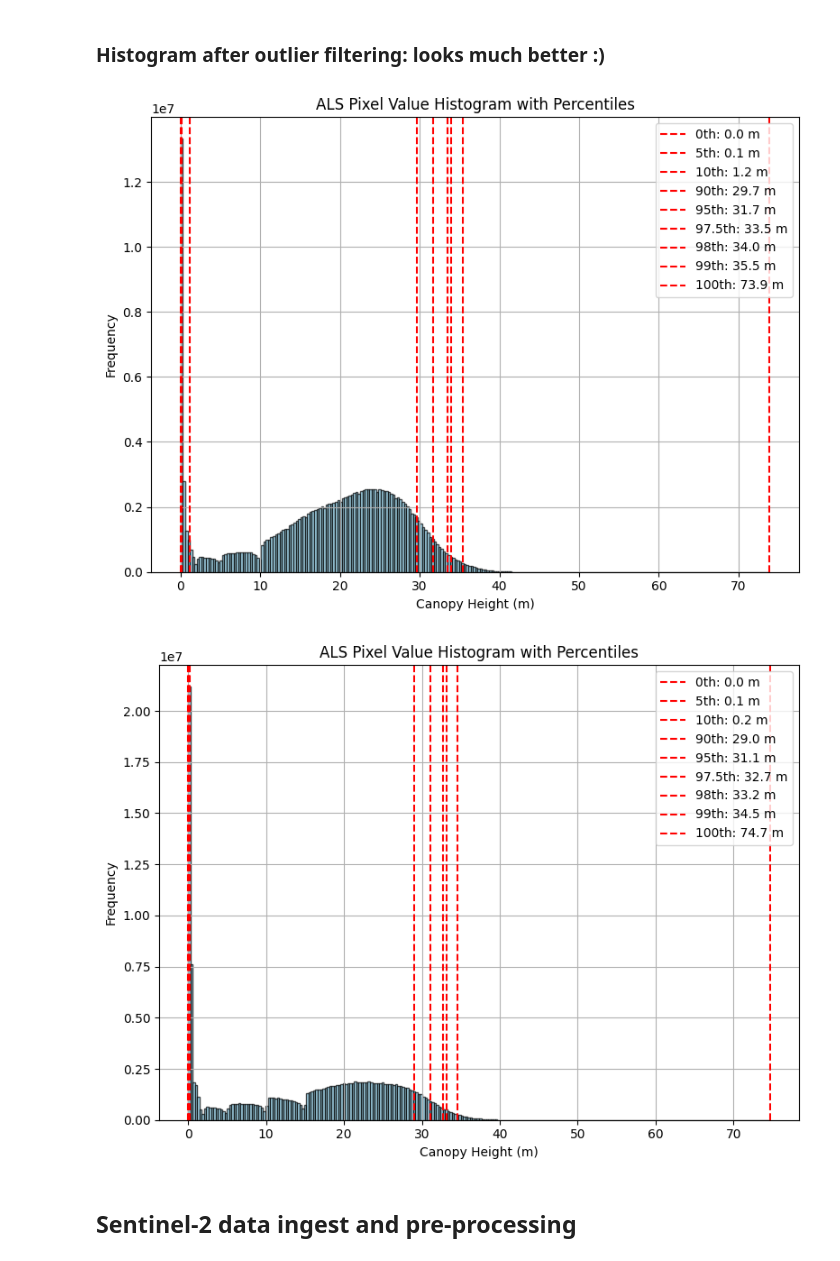
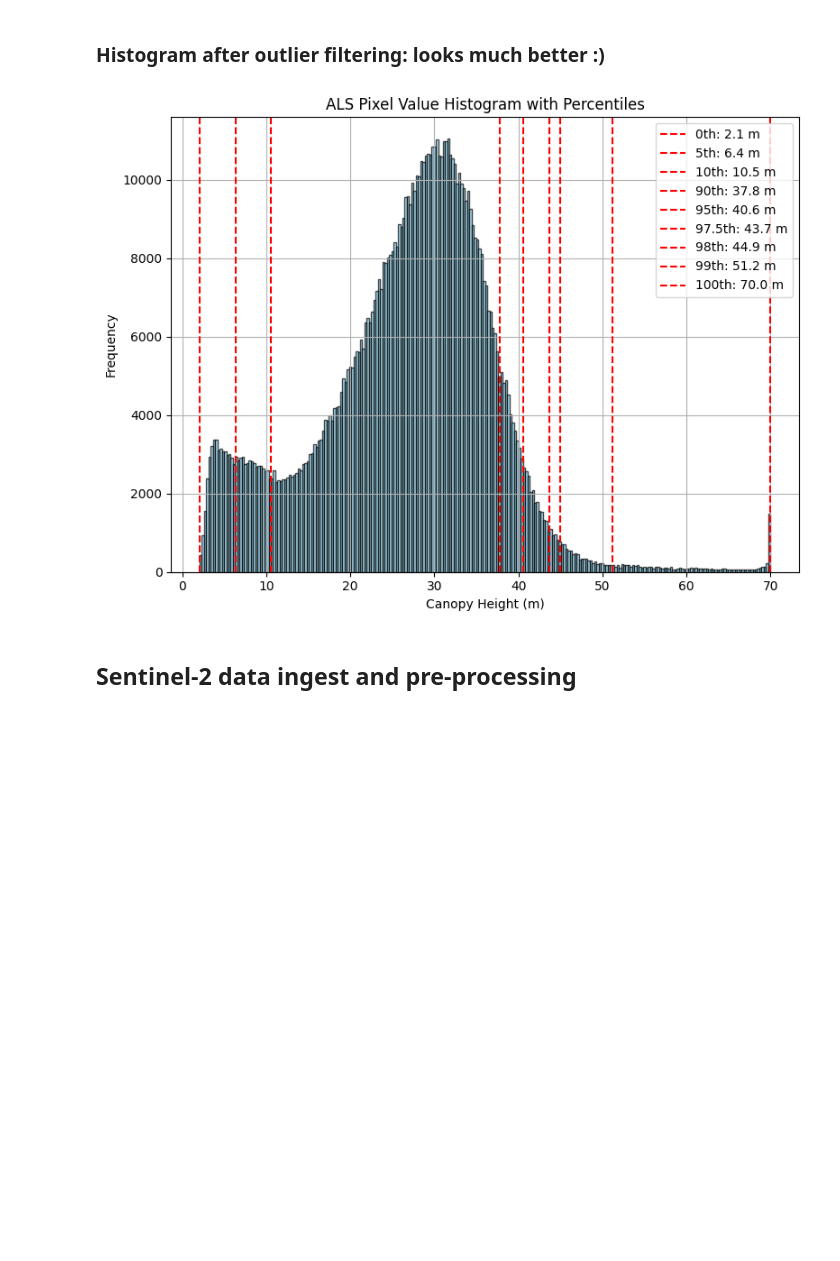
Before and after one commit to fizz-x/TreeHeads, a Jupyter notebook: processing/01_init_pipe.ipynb, the cells around one changed output. Drawn from its saved outputs; the diff is of its cells as text; code cells hidden in the pictures; blank space fills up the shorter version.

```diff
--- a/processing/01_init_pipe.ipynb
+++ b/processing/01_init_pipe.ipynb
@@ -248,7 +250,6 @@ Band names: (None,)
 ALS_PATH1_P = proc.clean_als_tif(PATH_SITE1F + ALS_SUFFIX, PATH_SITE1)
 ALS_PATH2_P = proc.clean_als_tif(PATH_SITE2F + ALS_SUFFIX, PATH_SITE2)
 # for Berch, we already have a ready CHM
-# ALS_PATH3_P = proc.clean_als_tif(PATH_SITE3F + ALS_SUFFIX, PATH_SITE3+'/proc/')
-ALS_PATH3_P = PATH_SITE3F + 'CHM.tif'  # Use the existing CHM directly
+ALS_PATH3_P = PATH_SITE3F + ALS_SUFFIX  # Use the existing CHM directly, no need to cleanup, see histogram below.
 # %% [output]
 ✅  Output file already exists: ../data/01_input_pipeline/01_Ebrach/01_ALS_P.tif. Use override=True to overwrite.
@@ -256,11 +257,11 @@ ALS_PATH3_P = PATH_SITE3F + 'CHM.tif'  # Use the existing CHM directly
 # %% [markdown]
 ### Histogram after outlier filtering: looks much better :)
 # %%
-plot_ALS_histogram(ALS_PATH1_P)
-plot_ALS_histogram(ALS_PATH2_P)
+#plot_ALS_histogram(ALS_PATH1_P)
+#plot_ALS_histogram(ALS_PATH2_P)
+plot_ALS_histogram(ALS_PATH3_P)
 # %% [output]
-[figure, old version]
+[figure, new version]
-[figure, removed]
 # %% [markdown]
 ## Sentinel-2 data ingest and pre-processing
 # %% [markdown]
```
Also changed, not shown: parts of 30 cells of this notebook, 3 other files.
